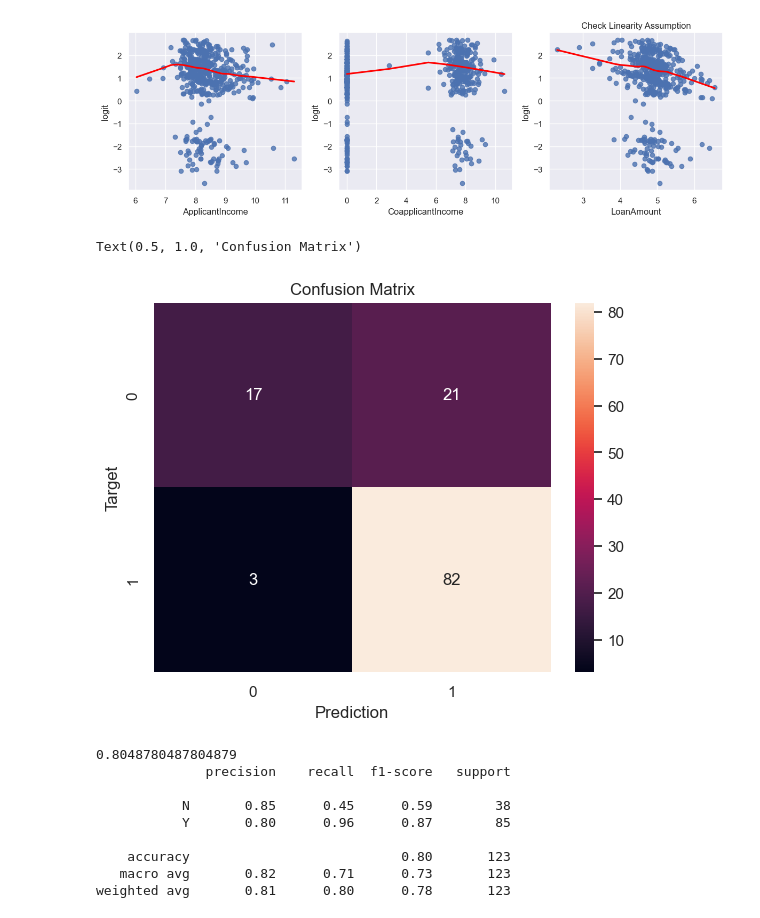
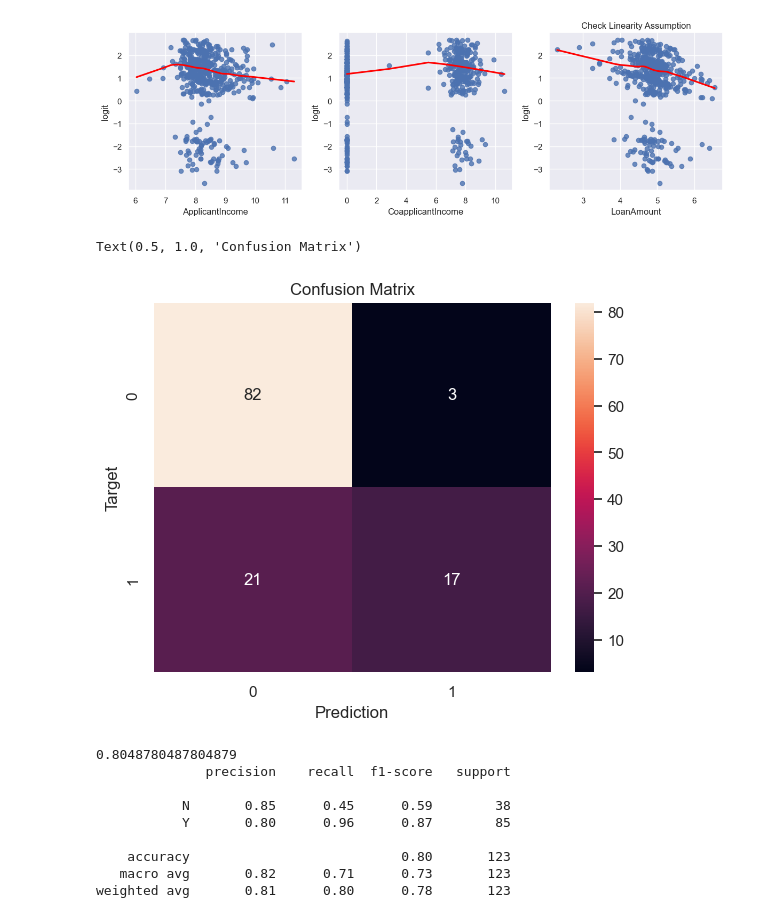
Before and after one commit to EdwinVivek/loan-eligibility-prediction, a Jupyter notebook: loan_eligibility_prediction.ipynb, the cells around one changed output. Cells and saved outputs as stored; diff of their text form; code cells hidden in the pictures.

```diff
--- a/loan_eligibility_prediction.ipynb
+++ b/loan_eligibility_prediction.ipynb
@@ -819,17 +819,17 @@ plt.tight_layout()
 [figure]
 # %%
 #Confusion matrix
-cf = confusion_matrix(y_valid, y_pred, labels=["N","Y"])
+cf = confusion_matrix(y_valid, y_pred, labels=["Y","N"])
 tn, fp, fn, tp = cf.ravel()
 #pd.crosstab(y_train, y_train_pred)
 plt.figure()
 sns.heatmap(cf, annot=True, fmt='d')
 plt.xlabel('Prediction')
 plt.ylabel('Target')
 plt.title('Confusion Matrix')
 # %% [output]
 Text(0.5, 1.0, 'Confusion Matrix')
-[figure, old version]
+[figure, new version]
 # %%
 print(accuracy_score(y_valid, y_pred))
 print(classification_report(y_valid, y_pred))
```
Also changed, not shown: parts of 21 cells of this notebook, 3 other files.
